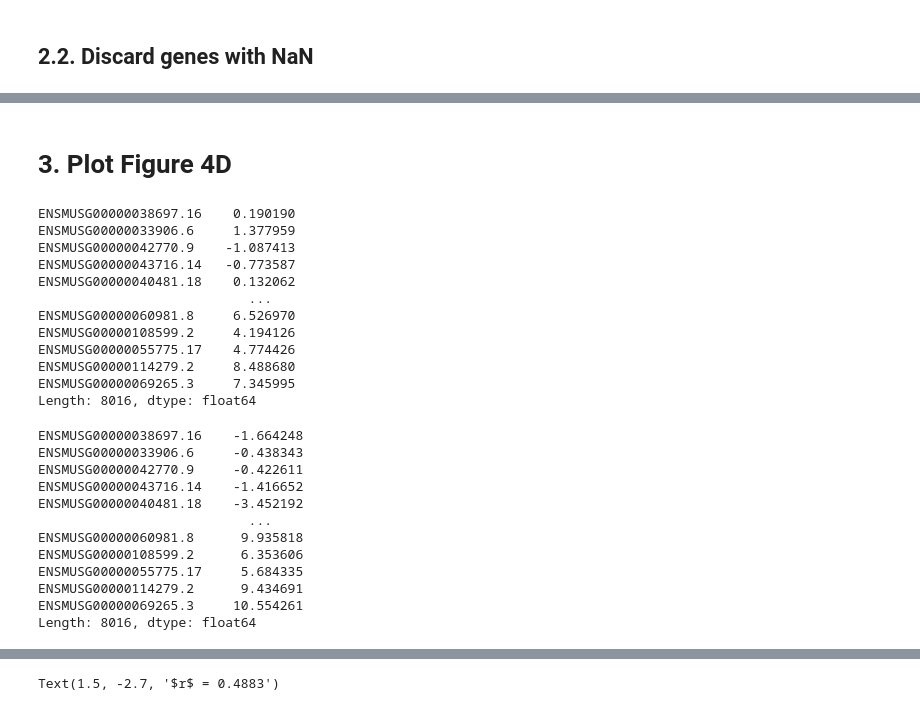
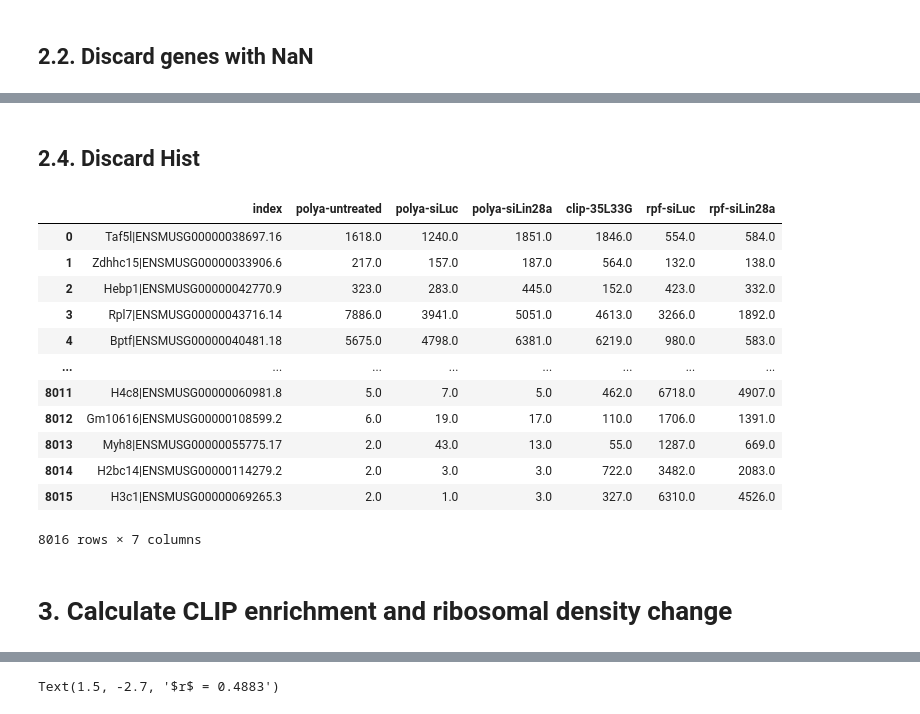
Before and after one commit to hyejun18/QBio-tutorial, a Jupyter notebook: Mission2. Samfile, Ribosome density, CLIP enrichment, and GO terms.ipynb, the cells around one changed output, grey strips where cells are left out. Cells and saved outputs as stored; diff of their text form; code cells hidden in the pictures.

```diff
--- a/Mission2. Samfile, Ribosome density, CLIP enrichment, and GO terms.ipynb
+++ b/Mission2. Samfile, Ribosome density, CLIP enrichment, and GO terms.ipynb
@@ -131,38 +132,26 @@ dfFiltered
 8016 rows × 6 columns
-# %% [markdown]
-# 3. Plot Figure 4D
+# %% [markdown]
+## 2.4. Discard Hist
+# %%
+dfFiltered.reset_index(inplace=True)
+dfFiltered = dfFiltered[dfFiltered['index'].apply(lambda x: not x.startswith('Hist'))]
+dfFiltered
+# %% [output]
+|  | index | polya-untreated | polya-siLuc | polya-siLin28a | clip-35L33G | rpf-siLuc | rpf-siLin28a |
+| 0 | Taf5l|ENSMUSG00000038697.16 | 1618.0 | 1240.0 | 1851.0 | 1846.0 | 554.0 | 584.0 |
+| 1 | Zdhhc15|ENSMUSG00000033906.6 | 217.0 | 157.0 | 187.0 | 564.0 | 132.0 | 138.0 |
+| 2 | Hebp1|ENSMUSG00000042770.9 | 323.0 | 283.0 | 445.0 | 152.0 | 423.0 | 332.0 |
+| 3 | Rpl7|ENSMUSG00000043716.14 | 7886.0 | 3941.0 | 5051.0 | 4613.0 | 3266.0 | 1892.0 |
+| 4 | Bptf|ENSMUSG00000040481.18 | 5675.0 | 4798.0 | 6381.0 | 6219.0 | 980.0 | 583.0 |
+| ... | ... | ... | ... | ... | ... | ... | ... |
+| 8011 | H4c8|ENSMUSG00000060981.8 | 5.0 | 7.0 | 5.0 | 462.0 | 6718.0 | 4907.0 |
+| 8012 | Gm10616|ENSMUSG00000108599.2 | 6.0 | 19.0 | 17.0 | 110.0 | 1706.0 | 1391.0 |
+| 8013 | Myh8|ENSMUSG00000055775.17 | 2.0 | 43.0 | 13.0 | 55.0 | 1287.0 | 669.0 |
+| 8014 | H2bc14|ENSMUSG00000114279.2 | 2.0 | 3.0 | 3.0 | 722.0 | 3482.0 | 2083.0 |
+| 8015 | H3c1|ENSMUSG00000069265.3 | 2.0 | 1.0 | 3.0 | 327.0 | 6310.0 | 4526.0 |
+8016 rows × 7 columns
+# %% [markdown]
+# 3. Calculate CLIP enrichment and ribosomal density change
 # %%
 PSEUDO = 0.01
 pseudoLog2 = lambda x: math.log2(x + PSEUDO)
-# %%
-seClip = dfFiltered['clip-35L33G'].apply(pseudoLog2).sub(dfFiltered['polya-untreated'].apply(pseudoLog2))
-seClip
-# %% [output]
-ENSMUSG00000038697.16    0.190190
-ENSMUSG00000033906.6     1.377959
-ENSMUSG00000042770.9    -1.087413
-ENSMUSG00000043716.14   -0.773587
-ENSMUSG00000040481.18    0.132062
-                           ...
-ENSMUSG00000060981.8     6.526970
-ENSMUSG00000108599.2     4.194126
-ENSMUSG00000055775.17    4.774426
-ENSMUSG00000114279.2     8.488680
-ENSMUSG00000069265.3     7.345995
-Length: 8016, dtype: float64
-# %%
-seSiLin28a = dfFiltered['rpf-siLin28a'].apply(pseudoLog2).sub(dfFiltered['polya-siLin28a'].apply(pseudoLog2))
-seSiLin28a
-# %% [output]
-ENSMUSG00000038697.16    -1.664248
-ENSMUSG00000033906.6     -0.438343
-ENSMUSG00000042770.9     -0.422611
-ENSMUSG00000043716.14    -1.416652
-ENSMUSG00000040481.18    -3.452192
-                           ...
-ENSMUSG00000060981.8      9.935818
-ENSMUSG00000108599.2      6.353606
-ENSMUSG00000055775.17     5.684335
-ENSMUSG00000114279.2      9.434691
-ENSMUSG00000069265.3     10.554261
-Length: 8016, dtype: float64
```
Also changed, not shown: parts of 29 cells of this notebook.
